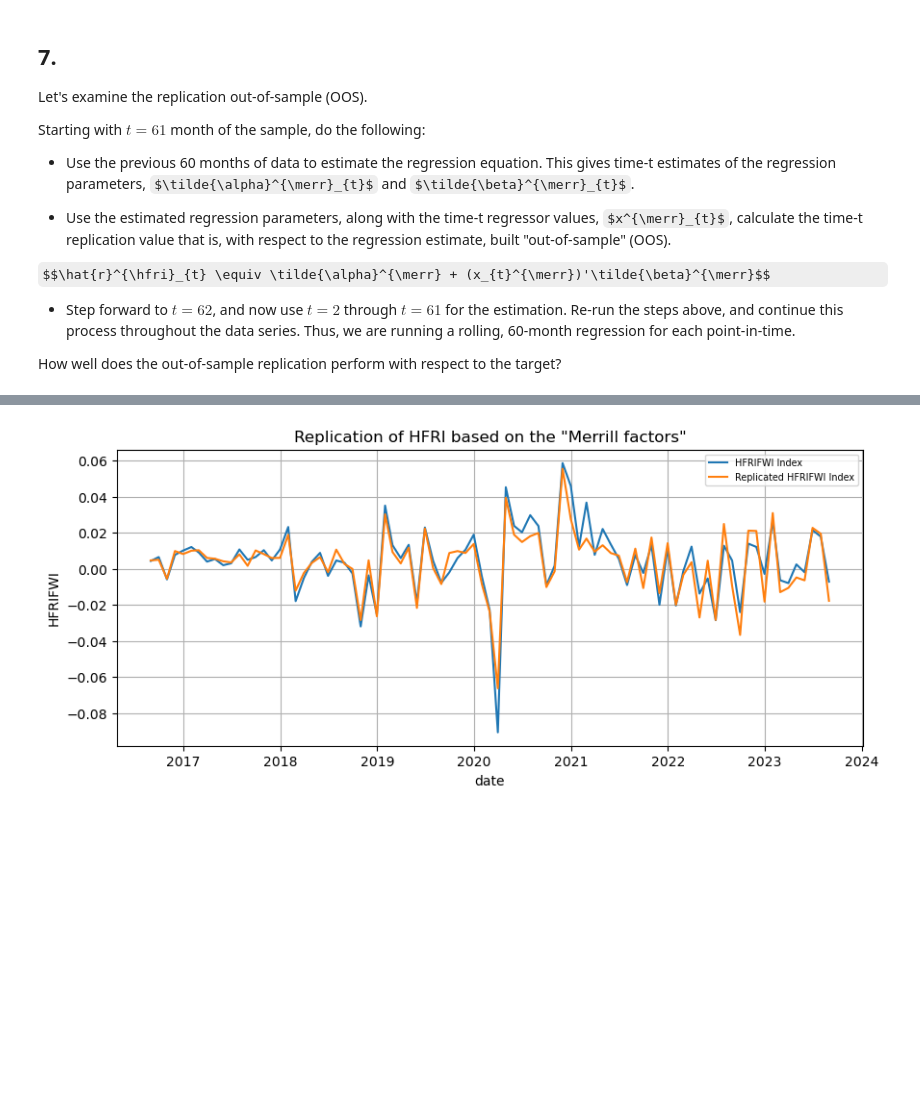
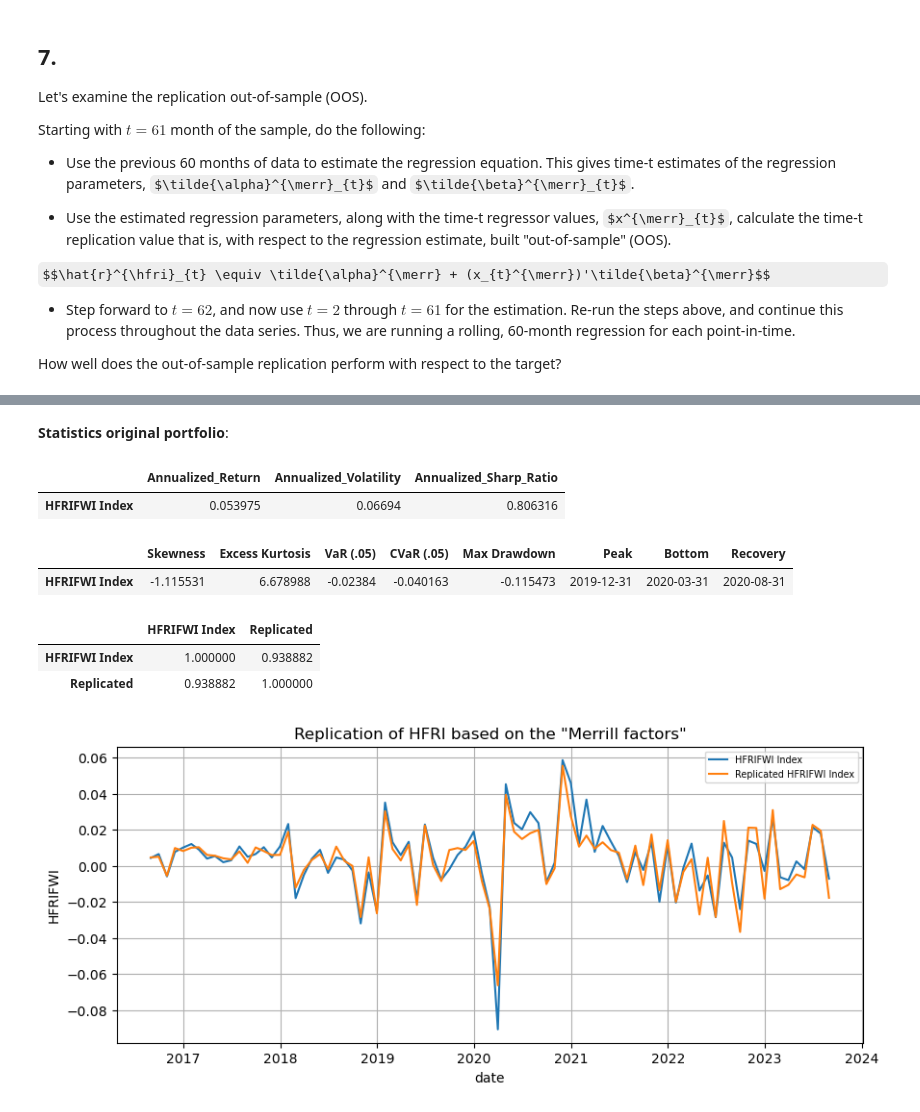
Before and after one commit to sstikhonov/Uchicago_PortfolioRiskManagement, a Jupyter notebook: homework/Homework 2.ipynb, the cells around one changed output, grey strips where cells are left out. Drawn from its saved outputs; the diff is of its cells as text; code cells hidden in the pictures; some formulas as TeX source; blank space fills up the shorter version.

```diff
--- a/homework/Homework 2.ipynb
+++ b/homework/Homework 2.ipynb
@@ -369,6 +373,8 @@ $$\hat{r}^{\hfri}_{t} \equiv \tilde{\alpha}^{\merr} + (x_{t}^{\merr})'\tilde{\be
 
 How well does the out-of-sample replication perform with respect to the target?
 # %%
+original = data_hf[['HFRIFWI Index']].loc['2016-08-31':]
+
 X = sm.add_constant(data_merrill)
 y = data_hf['HFRIFWI Index']
 rols = RollingOLS(y, X, window = 60).fit()
@@ -382,3 +388,4 @@ factor_ret = one_df.join(factor_ret, how='inner')
 replicated_matrix = np.diag((np.array(params.iloc[60:]) @ np.array(factor_ret).T))
 
 replicated = pd.DataFrame(replicated_matrix, index = data_hf.iloc[60:].index, columns = ['Replicated'])
+df = pd.concat([original, replicated], axis = 1)
@@ -387,3 +404,21 @@ replicated = pd.DataFrame(replicated_matrix, index = data_hf.iloc[60:].index, co
+# %% [markdown]
+**Statistics original portfolio**:
+# %%
+return_statistics(original)
+# %% [output]
+|  | Annualized_Return | Annualized_Volatility | Annualized_Sharp_Ratio |
+| HFRIFWI Index | 0.053975 | 0.06694 | 0.806316 |
+# %%
+performance_summary(original)
+# %% [output]
+|  | Skewness | Excess Kurtosis | VaR (.05) | CVaR (.05) | Max Drawdown | Peak | Bottom | Recovery |
+| HFRIFWI Index | -1.115531 | 6.678988 | -0.02384 | -0.040163 | -0.115473 | 2019-12-31 | 2020-03-31 | 2020-08-31 |
+# %%
+df.corr()
+# %% [output]
+|  | HFRIFWI Index | Replicated |
+| HFRIFWI Index | 1.000000 | 0.938882 |
+| Replicated | 0.938882 | 1.000000 |
 # %%
 plt.figure(figsize=(10, 4))
 plt.plot(data_hf['HFRIFWI Index'].loc['2016-08-31':], label='HFRIFWI Index')
```
Also changed, not shown: parts of 7 cells of this notebook.
